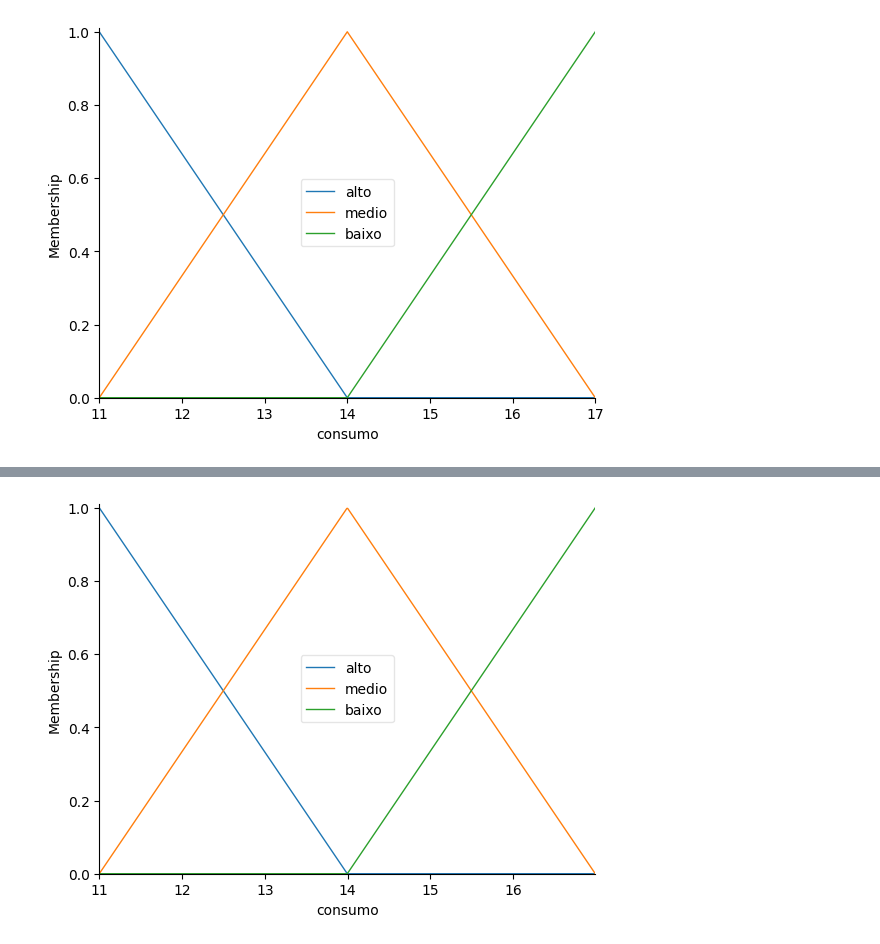
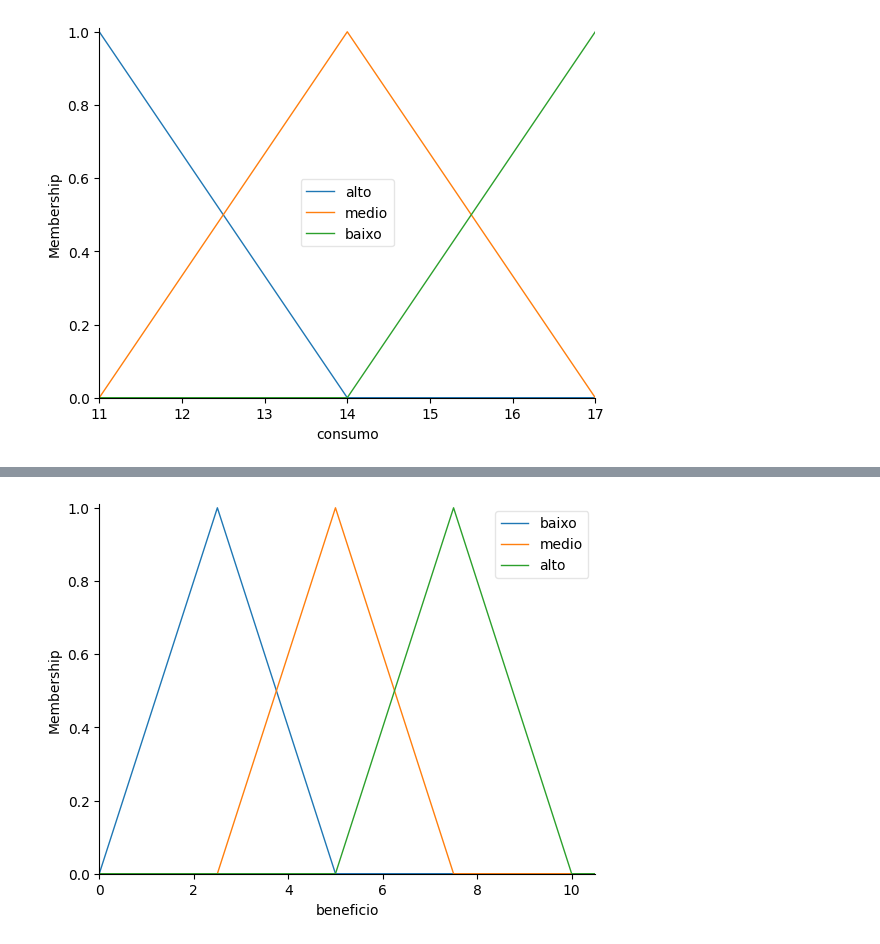
Before and after one commit to nooh-project/fuzzy-notes, a Jupyter notebook: code examples/custo_beneficio_veiculos.ipynb, the cells around one changed output, grey strips where cells are left out. Saved outputs shown, nothing was run; the diff lists cells and outputs as text; code cells hidden in the pictures.

```diff
--- a/code examples/custo_beneficio_veiculos.ipynb
+++ b/code examples/custo_beneficio_veiculos.ipynb
@@ -5,10 +5,10 @@ import numpy as np
 import skfuzzy as fuzz
 from skfuzzy import control as ctrl
 # %%
-preco = ctrl.Antecedent(np.arange(40000, 100000, 1), 'preço')
+preco = ctrl.Antecedent(np.arange(40000, 100000, 1), 'preco')
 consumo = ctrl.Antecedent(np.arange(11, 18, 1), 'consumo')
 
-beneficio = ctrl.Consequent(np.arange(0, 11, 0.5), 'benefício')
+beneficio = ctrl.Consequent(np.arange(0, 11, 0.5), 'beneficio')
 # %%
 preco.automf(number=3, names=['baixo', 'medio', 'alto'])
 consumo.automf(number=3, names=['alto', 'medio', 'baixo'])
@@ -35,6 +29,13 @@ consumo.view()
 # %%
-consumo = ctrl.Antecedent(np.arange(11, 17, 0.01), 'consumo')
-consumo.automf(number=3, names=['alto', 'medio', 'baixo'])
-consumo.view()
+# consumo = ctrl.Antecedent(np.arange(11, 17, 0.01), 'consumo')
+# consumo.automf(number=3, names=['alto', 'medio', 'baixo'])
+# consumo.view()
-# %% [output]
-[figure, removed]
+# %%
+beneficio['baixo'] = fuzz.trimf(beneficio.universe, [0, 2.5, 5])
+beneficio['medio'] = fuzz.trimf(beneficio.universe, [2.5, 5, 7.5])
+beneficio['alto'] = fuzz.trimf(beneficio.universe, [5, 7.5, 10])
+
+# universo de discurso
+beneficio.view()
+# %% [output]
+[figure, added]
```
Also changed, not shown: parts of 7 cells of this notebook.
